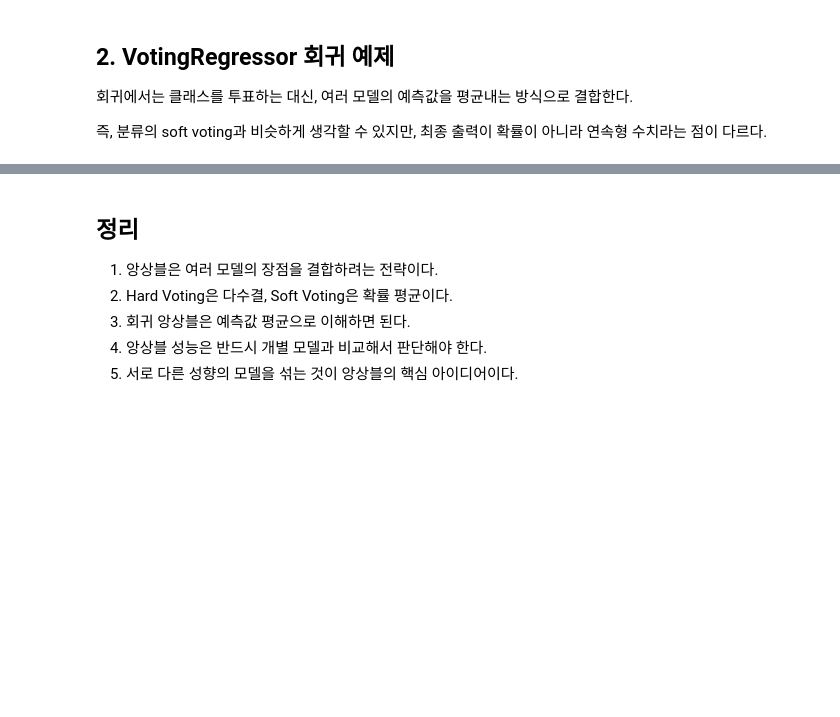
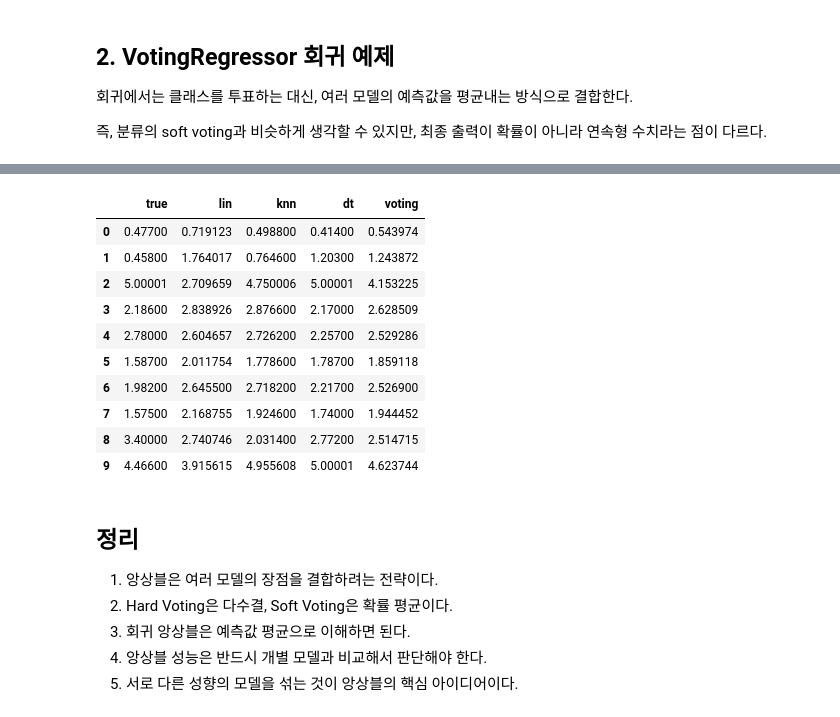
Before and after one commit to WHwi99/StudyNote, a Jupyter notebook: 05_MACHINE_LEARNING/06_ensemble/01_ensemble_voting.ipynb, the cells around one changed output, grey strips where cells are left out. Cells and saved outputs as stored; diff of their text form; code cells hidden in the pictures; blank space fills up the shorter version.

```diff
--- a/05_MACHINE_LEARNING/06_ensemble/01_ensemble_voting.ipynb
+++ b/05_MACHINE_LEARNING/06_ensemble/01_ensemble_voting.ipynb
@@ -312,0 +355,21 @@ FileNotFoundError: [Errno 2] No such file or directory: 'data/california_housing
+# %%
+# 개별 회귀기와 VotingRegressor의 성능 비교
+from sklearn.metrics import r2_score, root_mean_squared_error
+
+lin_reg.fit(X_train_scaled, y_train)
+knn_reg.fit(X_train_scaled, y_train)
+dt_reg.fit(X_train_scaled, y_train)
+
+result = []
+
+for reg in [lin_reg, knn_reg, dt_reg, voting_reg]:
+    model_name = reg.__class__.__name__
+    y_pred = reg.predict(X_test_scaled)
+
+    result.append({
+        'model' : model_name,
+        'r^2' : r2_score(y_test, y_pred),
+        "RMSE" : root_mean_squared_error(y_test, y_pred)
+    })
+
+pd.DataFrame(result).sort_values('RMSE')
@@ -313,3 +382,34 @@ FileNotFoundError: [Errno 2] No such file or directory: 'data/california_housing
+# %%
+# 일부 샘플에서 예측 값 평균이 어떻게 만들어 지는지 확인
+lin_pred = lin_reg.predict(X_test_scaled)
+knn_pred = knn_reg.predict(X_test_scaled)
+dt_pred = dt_reg.predict(X_test_scaled)
+voting_reg_pred = voting_reg.predict(X_test_scaled)
+
+start = 0
+end = 10
+
+pred_df = pd.DataFrame({
+    'true' : y_test[start:end],
+    'lin' : lin_pred[start:end],
+    'knn' : knn_pred[start:end],
+    'dt' : dt_pred[start:end],
+    'voting' : voting_reg_pred[start:end],
+})
+
+pred_df
+# %% [output]
+|  | true | lin | knn | dt | voting |
+| 0 | 0.47700 | 0.719123 | 0.498800 | 0.41400 | 0.543974 |
+| 1 | 0.45800 | 1.764017 | 0.764600 | 1.20300 | 1.243872 |
+| 2 | 5.00001 | 2.709659 | 4.750006 | 5.00001 | 4.153225 |
+| 3 | 2.18600 | 2.838926 | 2.876600 | 2.17000 | 2.628509 |
+| 4 | 2.78000 | 2.604657 | 2.726200 | 2.25700 | 2.529286 |
+| 5 | 1.58700 | 2.011754 | 1.778600 | 1.78700 | 1.859118 |
+| 6 | 1.98200 | 2.645500 | 2.718200 | 2.21700 | 2.526900 |
+| 7 | 1.57500 | 2.168755 | 1.924600 | 1.74000 | 1.944452 |
+| 8 | 3.40000 | 2.740746 | 2.031400 | 2.77200 | 2.514715 |
+| 9 | 4.46600 | 3.915615 | 4.955608 | 5.00001 | 4.623744 |
 # %% [markdown]
 ## 정리
 
```
Also changed, not shown: parts of 3 cells of this notebook, 29 other files.
